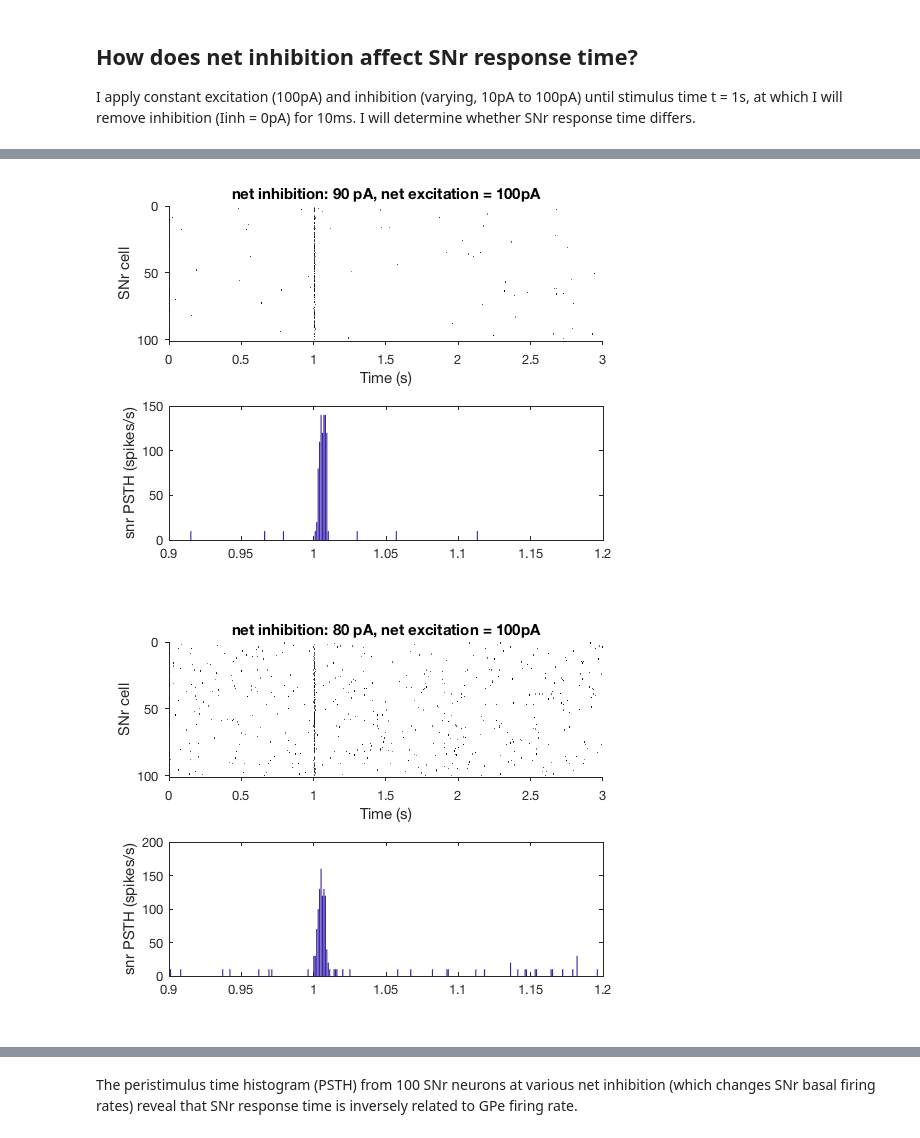
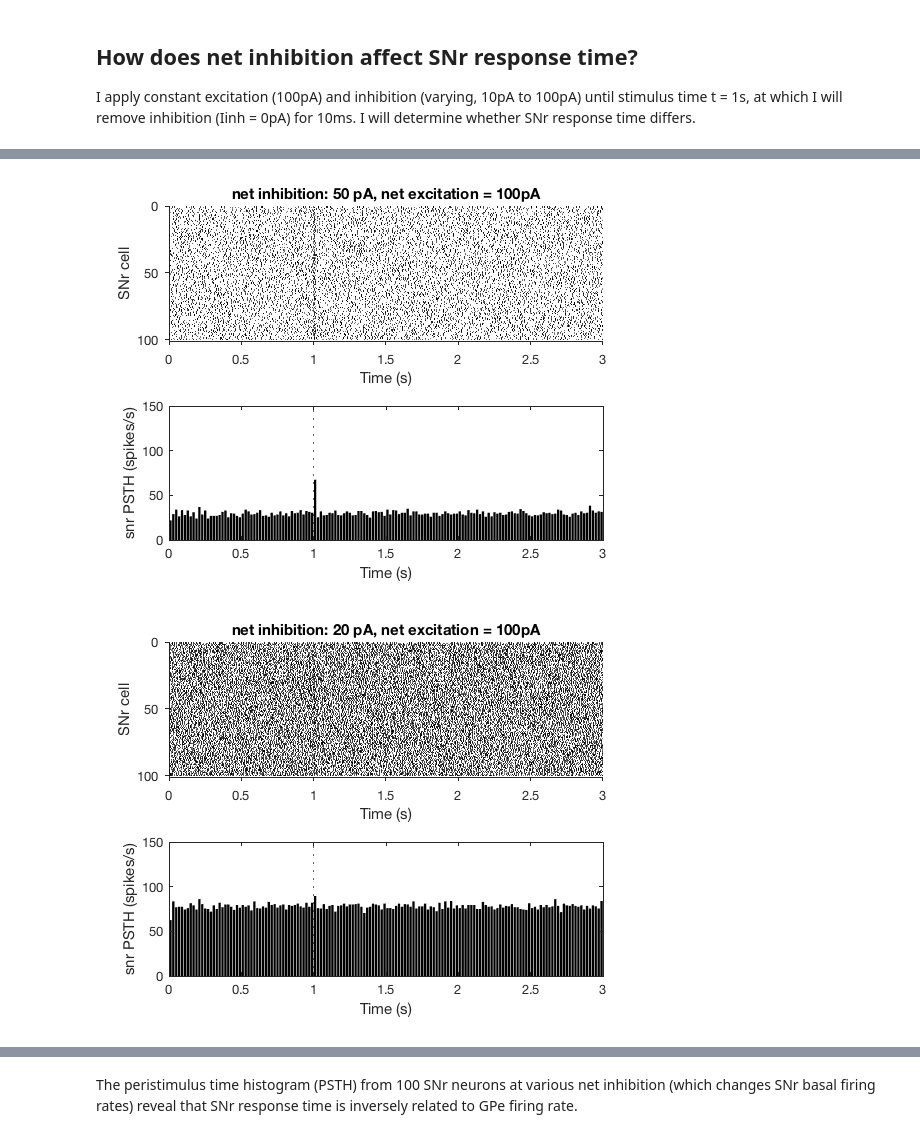
Before and after one commit to seulah-kim/delaylineBG, a Jupyter notebook: Effect of GP firing rate on SNr response time.ipynb, the cells around one changed output, grey strips where cells are left out. Drawn from its saved outputs; the diff is of its cells as text; code cells hidden in the pictures.

```diff
--- a/Effect of GP firing rate on SNr response time.ipynb
+++ b/Effect of GP firing rate on SNr response time.ipynb
@@ -186,8 +187,10 @@ The plot reveals that minimal current required for repetitive firing is ~10pA (I
 
 I apply constant excitation (100pA) and inhibition (varying, 10pA to 100pA) until stimulus time t = 1s, at which I will remove inhibition (Iinh = 0pA) for 10ms. I will determine whether SNr response time differs.
 # %%
-Isnr_inh = 10:10:100; % pA, inhibitory
+Isnr_inh = [20,50,70,90]; % pA, inhibitory
 %fr_snr = zeros(length(Isnr_inh),length(Isnr_exc));
+
+
 
 for i = 1:length(Isnr_inh)
 
@@ -197,7 +200,7 @@ dt=0.0001; % 0.1ms integration steps
 Vm_snr = BGdelayline_SNrdelay('Iexc_snr',100,'Igaba_snr',Isnr_inh(i)); % only SNr layer. 100 neurons
 spk_snr = [spk_snr; Vm_snr==15];
 
-binWidth_snr = 10; %ms
+binWidth_snr = 200; %ms
 
 t_bar_snr = 1:binWidth_snr:length(spk_snr);
 psth_snr = zeros(1,length(t_bar_snr));
@@ -206,15 +209,29 @@ for psth_i = 1:length(t_bar_snr)-1
 
     psth_snr(psth_i) = sum(sum(spk_snr(:,t_bar_snr(psth_i):(t_bar_snr(psth_i)+binWidth_snr-1))));
 
+
 end
 figure(i)
 subplot(2,1,1)
 plotRaster(spk_snr);
+vline(1)
+%xlabel('Time (ms)')
 ylabel('SNr cell')
+%xlim([0.9 1.2])
+%xticks([0.9 1 1.1 1.2])
+%xticklabels({'-100','0','100','200'})
+
 title(sprintf('net inhibition: %d pA, net excitation = 100pA',Isnr_inh(i)))
 subplot(2,1,2)
-bar(t_bar_snr*0.0001,psth_snr/(size(spk_snr,1)*(binWidth_snr*0.0001)))
-xlim([0.9 1.2])
+h=bar((binWidth_snr/2+t_bar_snr-1)*0.0001,psth_snr/(size(spk_snr,1)*(binWidth_snr*0.0001)));
+h.FaceColor = 'k';
+xlim([0 3])
+%xlim([0.9 1.2])
+%xticks([0.9 1 1.1 1.2])
+%xticklabels({'-100','0','100','200'})
+ylim([0 150])
+vline(1)
+xlabel('Time (s)')
 ylabel('snr PSTH (spikes/s)')
 end
 # %% [output]
@@ -223,2 +240,2 @@ end
-[figure, old version]
+[figure, new version]
-[figure, old version]
+[figure, new version]
```
Also changed, not shown: parts of 23 cells of this notebook, 20 other files.
